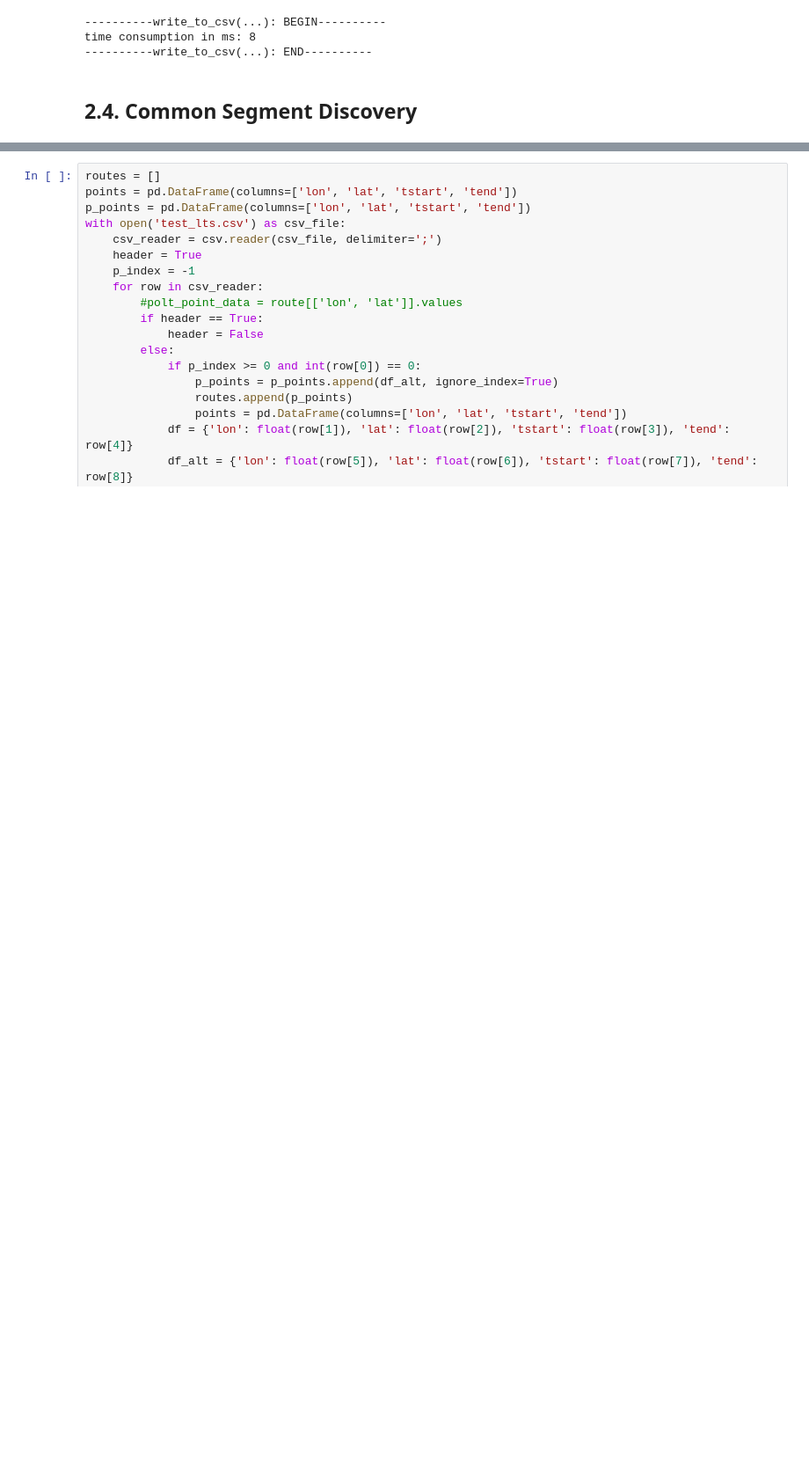
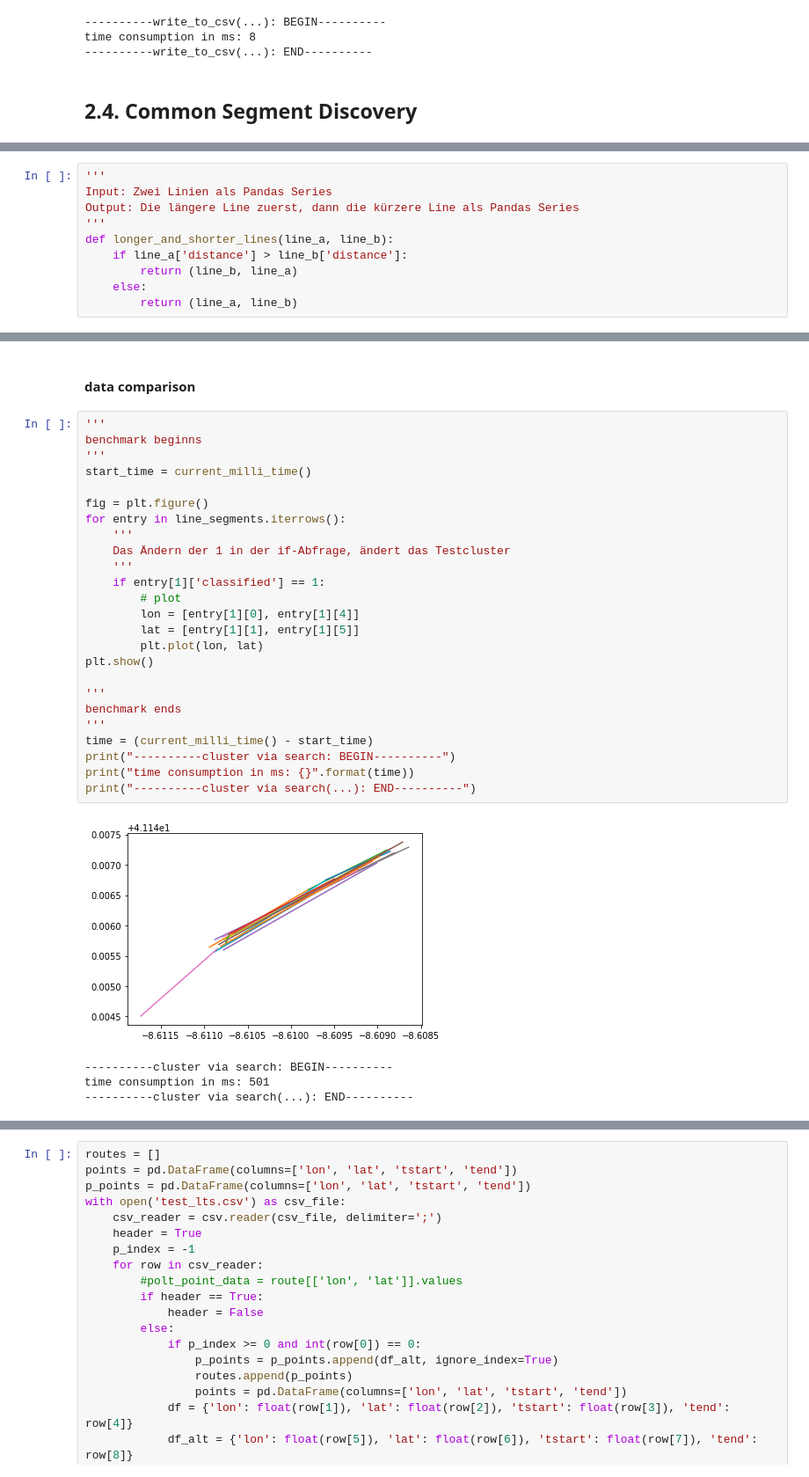
Before and after one commit to jiafug/dbpro, a Jupyter notebook: transform.ipynb, the cells around one changed output, grey strips where cells are left out. Shown: that part at 88% size. Cells and saved outputs as stored; diff of their text form; blank space fills up the shorter version.

```diff
--- a/transform.ipynb
+++ b/transform.ipynb
@@ -590,0 +613,10 @@ time consumption in ms: 8
+# %%
+'''
+Input: Zwei Linien als Pandas Series
+Output: Die längere Line zuerst, dann die kürzere Line als Pandas Series
+'''
+def longer_and_shorter_lines(line_a, line_b):
+    if line_a['distance'] > line_b['distance']:
+        return (line_b, line_a)
+    else:
+        return (line_a, line_b)
@@ -590,0 +958,32 @@ time consumption in ms: 8
+# %% [markdown]
+#### data comparison
+# %%
+'''
+benchmark beginns
+'''
+start_time = current_milli_time()
+
+fig = plt.figure()
+for entry in line_segments.iterrows():
+    '''
+    Das Ändern der 1 in der if-Abfrage, ändert das Testcluster
+    '''
+    if entry[1]['classified'] == 1:
+        # plot
+        lon = [entry[1][0], entry[1][4]]
+        lat = [entry[1][1], entry[1][5]]
+        plt.plot(lon, lat)
+plt.show()
+
+'''
+benchmark ends
+'''
+time = (current_milli_time() - start_time)
+print("----------cluster via search: BEGIN----------")
+print("time consumption in ms: {}".format(time))
+print("----------cluster via search(...): END----------")
+# %% [output]
+[figure, added]
+----------cluster via search: BEGIN----------
+time consumption in ms: 501
+----------cluster via search(...): END----------
```
Also changed, not shown: parts of 23 cells of this notebook.
